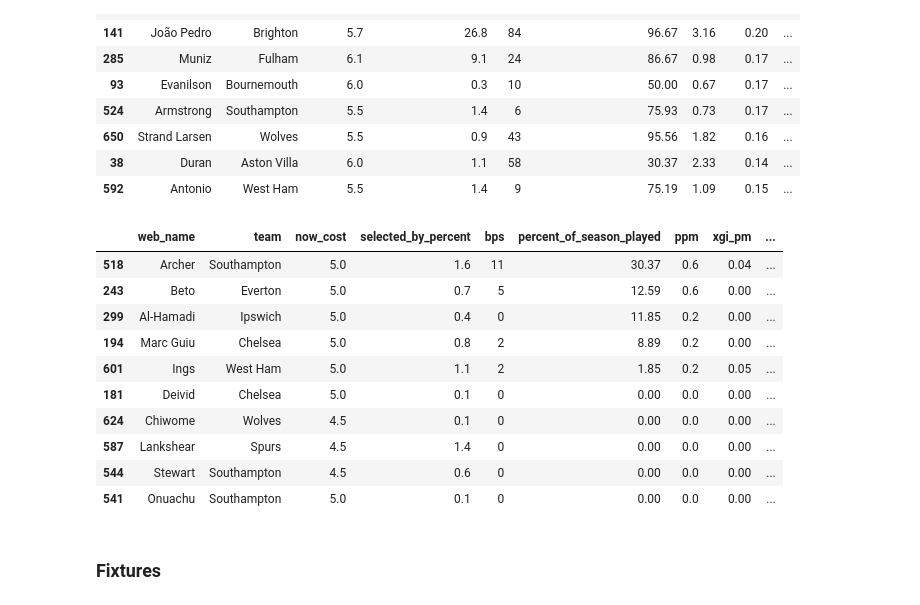
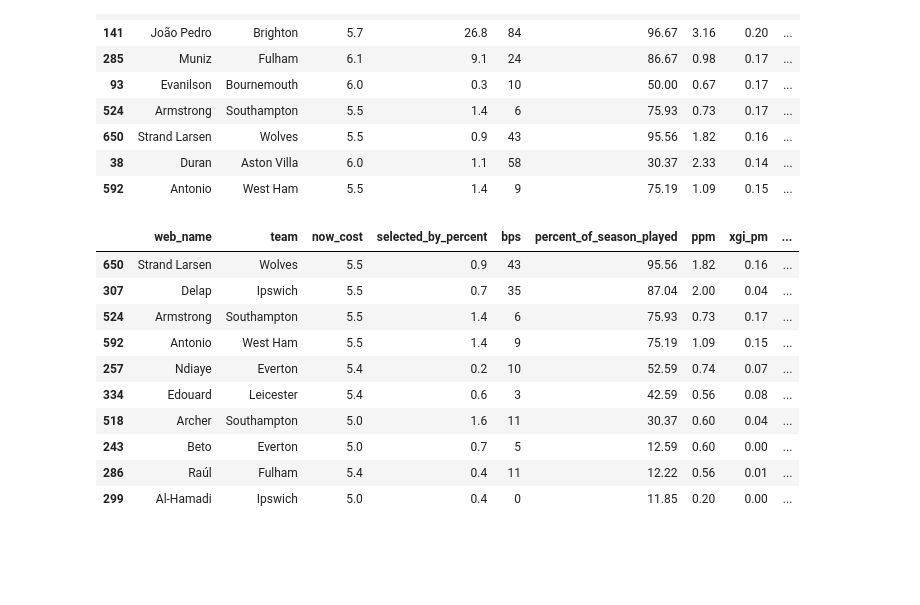
Before and after one commit to rio-v/FPL_24_25, a Jupyter notebook: pre_gw4.ipynb, the cells around one changed output. Cells and saved outputs as stored; diff of their text form; code cells hidden in the pictures; blank space fills up the shorter version.

Commit message:
moved fixture section

```diff
--- a/pre_gw4.ipynb
+++ b/pre_gw4.ipynb
@@ -228,18 +277,16 @@ fpl.top_players_by_cost(df, 'Forward', 6.4, 'expected_goal_involvements', 10)
 | 38 | Duran | Aston Villa | 6.0 | 1.1 | 58 | 30.37 | 2.33 | 0.14 | ... |
 | 592 | Antonio | West Ham | 5.5 | 1.4 | 9 | 75.19 | 1.09 | 0.15 | ... |
 # %%
-fpl.top_players_by_cost(df, 'Forward', 5, 'percent_of_season_played', 10)
+fpl.top_players_by_cost(df, 'Forward', 5.5, 'percent_of_season_played', 10)
 # %% [output]
 |  | web_name | team | now_cost | selected_by_percent | bps | percent_of_season_played | ppm | xgi_pm | ... |
-| 518 | Archer | Southampton | 5.0 | 1.6 | 11 | 30.37 | 0.6 | 0.04 | ... |
-| 243 | Beto | Everton | 5.0 | 0.7 | 5 | 12.59 | 0.6 | 0.00 | ... |
-| 299 | Al-Hamadi | Ipswich | 5.0 | 0.4 | 0 | 11.85 | 0.2 | 0.00 | ... |
-| 194 | Marc Guiu | Chelsea | 5.0 | 0.8 | 2 | 8.89 | 0.2 | 0.00 | ... |
-| 601 | Ings | West Ham | 5.0 | 1.1 | 2 | 1.85 | 0.2 | 0.05 | ... |
-| 181 | Deivid | Chelsea | 5.0 | 0.1 | 0 | 0.00 | 0.0 | 0.00 | ... |
-| 624 | Chiwome | Wolves | 4.5 | 0.1 | 0 | 0.00 | 0.0 | 0.00 | ... |
-| 587 | Lankshear | Spurs | 4.5 | 1.4 | 0 | 0.00 | 0.0 | 0.00 | ... |
-| 544 | Stewart | Southampton | 4.5 | 0.6 | 0 | 0.00 | 0.0 | 0.00 | ... |
-| 541 | Onuachu | Southampton | 5.0 | 0.1 | 0 | 0.00 | 0.0 | 0.00 | ... |
+| 650 | Strand Larsen | Wolves | 5.5 | 0.9 | 43 | 95.56 | 1.82 | 0.16 | ... |
+| 307 | Delap | Ipswich | 5.5 | 0.7 | 35 | 87.04 | 2.00 | 0.04 | ... |
+| 524 | Armstrong | Southampton | 5.5 | 1.4 | 6 | 75.93 | 0.73 | 0.17 | ... |
+| 592 | Antonio | West Ham | 5.5 | 1.4 | 9 | 75.19 | 1.09 | 0.15 | ... |
+| 257 | Ndiaye | Everton | 5.4 | 0.2 | 10 | 52.59 | 0.74 | 0.07 | ... |
+| 334 | Edouard | Leicester | 5.4 | 0.6 | 3 | 42.59 | 0.56 | 0.08 | ... |
+| 518 | Archer | Southampton | 5.0 | 1.6 | 11 | 30.37 | 0.60 | 0.04 | ... |
+| 243 | Beto | Everton | 5.0 | 0.7 | 5 | 12.59 | 0.60 | 0.00 | ... |
+| 286 | Raúl | Fulham | 5.4 | 0.4 | 11 | 12.22 | 0.56 | 0.01 | ... |
+| 299 | Al-Hamadi | Ipswich | 5.0 | 0.4 | 0 | 11.85 | 0.20 | 0.00 | ... |
-# %% [markdown]
-### Fixtures
```
Also changed, not shown: parts of 8 cells of this notebook.
